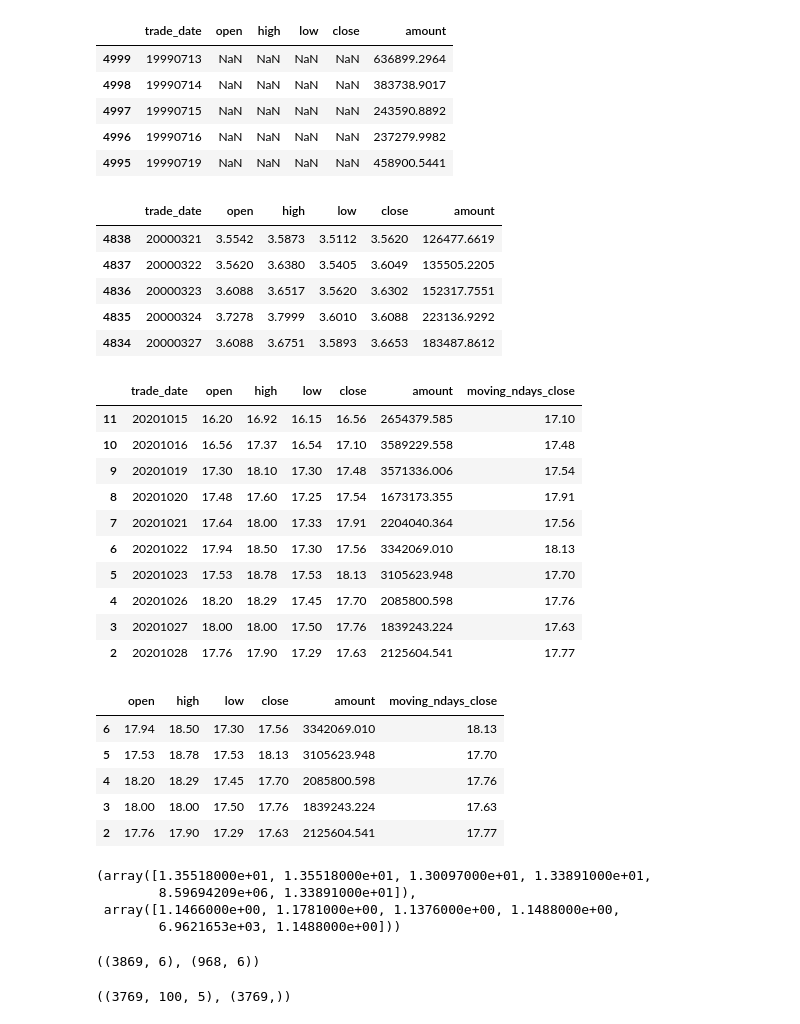
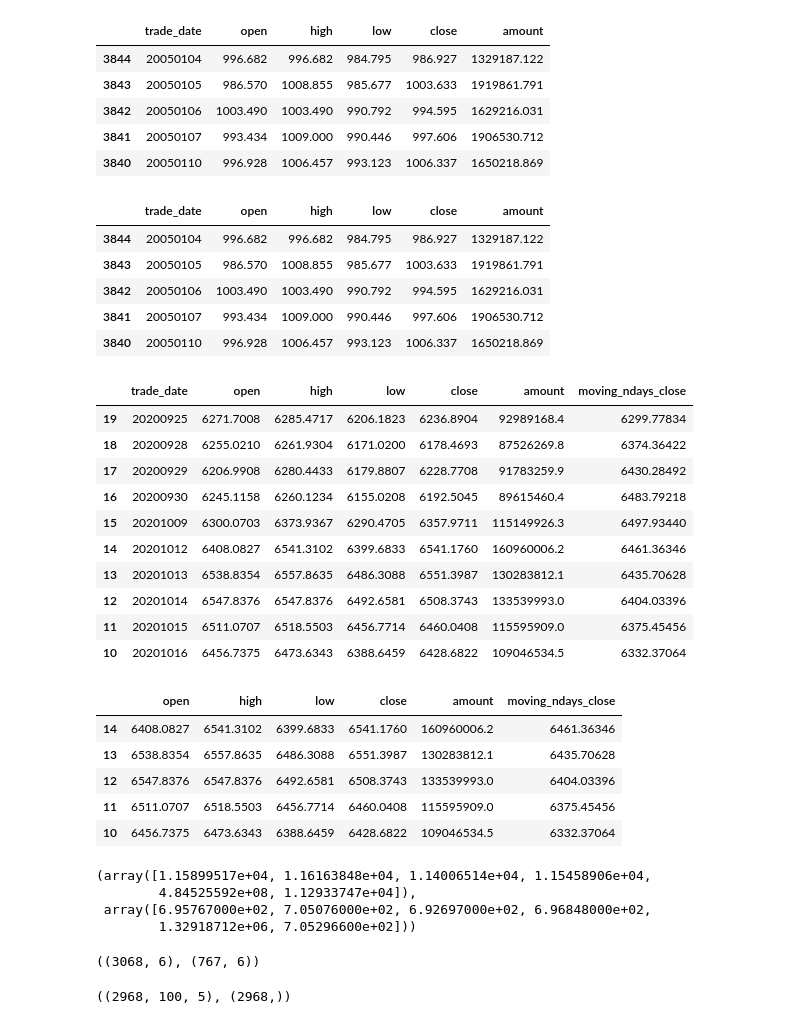
Before and after one commit to myhanbingGitHub/easymoney, a Jupyter notebook: Model_stock_lstm_multiple_elements_individual_stock_optimized_2.ipynb, the cells around one changed output. Drawn from its saved outputs; the diff is of its cells as text; code cells hidden in the pictures.

```diff
--- a/Model_stock_lstm_multiple_elements_individual_stock_optimized_2.ipynb
+++ b/Model_stock_lstm_multiple_elements_individual_stock_optimized_2.ipynb
@@ -15,9 +15,9 @@ import math
 from sklearn.metrics import mean_squared_error
 # %%
 # 设置参数
-asset='E' # E股票 I沪深指数 C数字货币 FT期货 FD基金 O期权 CB可转债（v1.2.39），默认E
-ts_code='000001.SZ'
-lookfwd=1
+asset='I' # E股票 I沪深指数 C数字货币 FT期货 FD基金 O期权 CB可转债（v1.2.39），默认E
+ts_code='000905.SH'
+lookfwd=5
 lookback=100
 split=0.8
 cutoff='20201031'
@@ -61,54 +44,54 @@ df=get_stock_history_remote(ts_code)
 df.head(5)
 # %% [output]
 |  | trade_date | open | high | low | close | amount |
-| 4999 | 19990713 | NaN | NaN | NaN | NaN | 636899.2964 |
-| 4998 | 19990714 | NaN | NaN | NaN | NaN | 383738.9017 |
-| 4997 | 19990715 | NaN | NaN | NaN | NaN | 243590.8892 |
-| 4996 | 19990716 | NaN | NaN | NaN | NaN | 237279.9982 |
-| 4995 | 19990719 | NaN | NaN | NaN | NaN | 458900.5441 |
+| 3844 | 20050104 | 996.682 | 996.682 | 984.795 | 986.927 | 1329187.122 |
+| 3843 | 20050105 | 986.570 | 1008.855 | 985.677 | 1003.633 | 1919861.791 |
+| 3842 | 20050106 | 1003.490 | 1003.490 | 990.792 | 994.595 | 1629216.031 |
+| 3841 | 20050107 | 993.434 | 1009.000 | 990.446 | 997.606 | 1906530.712 |
+| 3840 | 20050110 | 996.928 | 1006.457 | 993.123 | 1006.337 | 1650218.869 |
 # %%
 df.drop(df[np.isnan(df['close'])].index, inplace=True)
 # %%
 df.head(5)
 # %% [output]
 |  | trade_date | open | high | low | close | amount |
-| 4838 | 20000321 | 3.5542 | 3.5873 | 3.5112 | 3.5620 | 126477.6619 |
-| 4837 | 20000322 | 3.5620 | 3.6380 | 3.5405 | 3.6049 | 135505.2205 |
-| 4836 | 20000323 | 3.6088 | 3.6517 | 3.5620 | 3.6302 | 152317.7551 |
-| 4835 | 20000324 | 3.7278 | 3.7999 | 3.6010 | 3.6088 | 223136.9292 |
-| 4834 | 20000327 | 3.6088 | 3.6751 | 3.5893 | 3.6653 | 183487.8612 |
+| 3844 | 20050104 | 996.682 | 996.682 | 984.795 | 986.927 | 1329187.122 |
+| 3843 | 20050105 | 986.570 | 1008.855 | 985.677 | 1003.633 | 1919861.791 |
+| 3842 | 20050106 | 1003.490 | 1003.490 | 990.792 | 994.595 | 1629216.031 |
+| 3841 | 20050107 | 993.434 | 1009.000 | 990.446 | 997.606 | 1906530.712 |
+| 3840 | 20050110 | 996.928 | 1006.457 | 993.123 | 1006.337 | 1650218.869 |
 # %%
 # 计算收盘价未来n天的平均价格
 moving_ndays_close=[]
 for i in range(0,len(df)-lookfwd):
-    ndays=df.iloc[i+lookfwd,4]
-    moving_ndays_close.append(ndays)
-df.drop(df.tail(lookfwd).index,inplace=True)
+    ndays=df.iloc[i+1:i+1+lookfwd,4]
+    moving_ndays_close.append(np.mean(ndays))
+df.drop(df.tail(lookfwd).index,inplace=True)     # 删除后面几个记录，使得没有Y值的部分去掉
 # moving_ndays_close=moving_ndays_close+list(np.zeros(lookfwd))  # 直接用收盘价来不足最后5天的移动平均价格
 df['moving_ndays_close']=moving_ndays_close
 df.tail(10)
 # %% [output]
 |  | trade_date | open | high | low | close | amount | moving_ndays_close |
-| 11 | 20201015 | 16.20 | 16.92 | 16.15 | 16.56 | 2654379.585 | 17.10 |
-| 10 | 20201016 | 16.56 | 17.37 | 16.54 | 17.10 | 3589229.558 | 17.48 |
-| 9 | 20201019 | 17.30 | 18.10 | 17.30 | 17.48 | 3571336.006 | 17.54 |
-| 8 | 20201020 | 17.48 | 17.60 | 17.25 | 17.54 | 1673173.355 | 17.91 |
-| 7 | 20201021 | 17.64 | 18.00 | 17.33 | 17.91 | 2204040.364 | 17.56 |
-| 6 | 20201022 | 17.94 | 18.50 | 17.30 | 17.56 | 3342069.010 | 18.13 |
-| 5 | 20201023 | 17.53 | 18.78 | 17.53 | 18.13 | 3105623.948 | 17.70 |
-| 4 | 20201026 | 18.20 | 18.29 | 17.45 | 17.70 | 2085800.598 | 17.76 |
-| 3 | 20201027 | 18.00 | 18.00 | 17.50 | 17.76 | 1839243.224 | 17.63 |
-| 2 | 20201028 | 17.76 | 17.90 | 17.29 | 17.63 | 2125604.541 | 17.77 |
+| 19 | 20200925 | 6271.7008 | 6285.4717 | 6206.1823 | 6236.8904 | 92989168.4 | 6299.77834 |
+| 18 | 20200928 | 6255.0210 | 6261.9304 | 6171.0200 | 6178.4693 | 87526269.8 | 6374.36422 |
+| 17 | 20200929 | 6206.9908 | 6280.4433 | 6179.8807 | 6228.7708 | 91783259.9 | 6430.28492 |
+| 16 | 20200930 | 6245.1158 | 6260.1234 | 6155.0208 | 6192.5045 | 89615460.4 | 6483.79218 |
+| 15 | 20201009 | 6300.0703 | 6373.9367 | 6290.4705 | 6357.9711 | 115149926.3 | 6497.93440 |
+| 14 | 20201012 | 6408.0827 | 6541.3102 | 6399.6833 | 6541.1760 | 160960006.2 | 6461.36346 |
+| 13 | 20201013 | 6538.8354 | 6557.8635 | 6486.3088 | 6551.3987 | 130283812.1 | 6435.70628 |
+| 12 | 20201014 | 6547.8376 | 6547.8376 | 6492.6581 | 6508.3743 | 133539993.0 | 6404.03396 |
+| 11 | 20201015 | 6511.0707 | 6518.5503 | 6456.7714 | 6460.0408 | 115595909.0 | 6375.45456 |
+| 10 | 20201016 | 6456.7375 | 6473.6343 | 6388.6459 | 6428.6822 | 109046534.5 | 6332.37064 |
 # %%
 df.drop(['trade_date'],axis=1,inplace=True)
 df.tail(5)
 # %% [output]
 |  | open | high | low | close | amount | moving_ndays_close |
-| 6 | 17.94 | 18.50 | 17.30 | 17.56 | 3342069.010 | 18.13 |
-| 5 | 17.53 | 18.78 | 17.53 | 18.13 | 3105623.948 | 17.70 |
-| 4 | 18.20 | 18.29 | 17.45 | 17.70 | 2085800.598 | 17.76 |
-| 3 | 18.00 | 18.00 | 17.50 | 17.76 | 1839243.224 | 17.63 |
-| 2 | 17.76 | 17.90 | 17.29 | 17.63 | 2125604.541 | 17.77 |
+| 14 | 6408.0827 | 6541.3102 | 6399.6833 | 6541.1760 | 160960006.2 | 6461.36346 |
+| 13 | 6538.8354 | 6557.8635 | 6486.3088 | 6551.3987 | 130283812.1 | 6435.70628 |
+| 12 | 6547.8376 | 6547.8376 | 6492.6581 | 6508.3743 | 133539993.0 | 6404.03396 |
+| 11 | 6511.0707 | 6518.5503 | 6456.7714 | 6460.0408 | 115595909.0 | 6375.45456 |
+| 10 | 6456.7375 | 6473.6343 | 6388.6459 | 6428.6822 | 109046534.5 | 6332.37064 |
 # %%
 # 划分训练集、测试集
 def data_split(data,split):
@@ -126,16 +109,16 @@ train_data = scaler.fit_transform(train_data)  # 注意一定要用训练集来
 # %%
 scaler.data_max_,scaler.data_min_,
 # %% [output]
-(array([1.35518000e+01, 1.35518000e+01, 1.30097000e+01, 1.33891000e+01,
-        8.59694209e+06, 1.33891000e+01]),
- array([1.1466000e+00, 1.1781000e+00, 1.1376000e+00, 1.1488000e+00,
-        6.9621653e+03, 1.1488000e+00]))
+(array([1.15899517e+04, 1.16163848e+04, 1.14006514e+04, 1.15458906e+04,
+        4.84525592e+08, 1.12933747e+04]),
+ array([6.95767000e+02, 7.05076000e+02, 6.92697000e+02, 6.96848000e+02,
+        1.32918712e+06, 7.05296600e+02]))
 # %%
 test_data = scaler.transform(test_data)  # 将测试集归一, 这里一定不能再次fit了，直接用transform即可
 # %%
 train_data.shape,test_data.shape
 # %% [output]
-((3869, 6), (968, 6))
+((3068, 6), (767, 6))
 # %%
 # 构建函数来预处理数据,移动数据框
 def create_dataset(dataset, lookback):
@@ -151,6 +134,6 @@ x_train,y_train = create_dataset(train_data,lookback=lookback)
 x_test,y_test = create_dataset(test_data,lookback=lookback)
 x_train.shape,y_train.shape
 # %% [output]
-((3769, 100, 5), (3769,))
+((2968, 100, 5), (2968,))
 # %%
 #搭建模型
```
Also changed, not shown: parts of 27 cells of this notebook, 13 other files.
